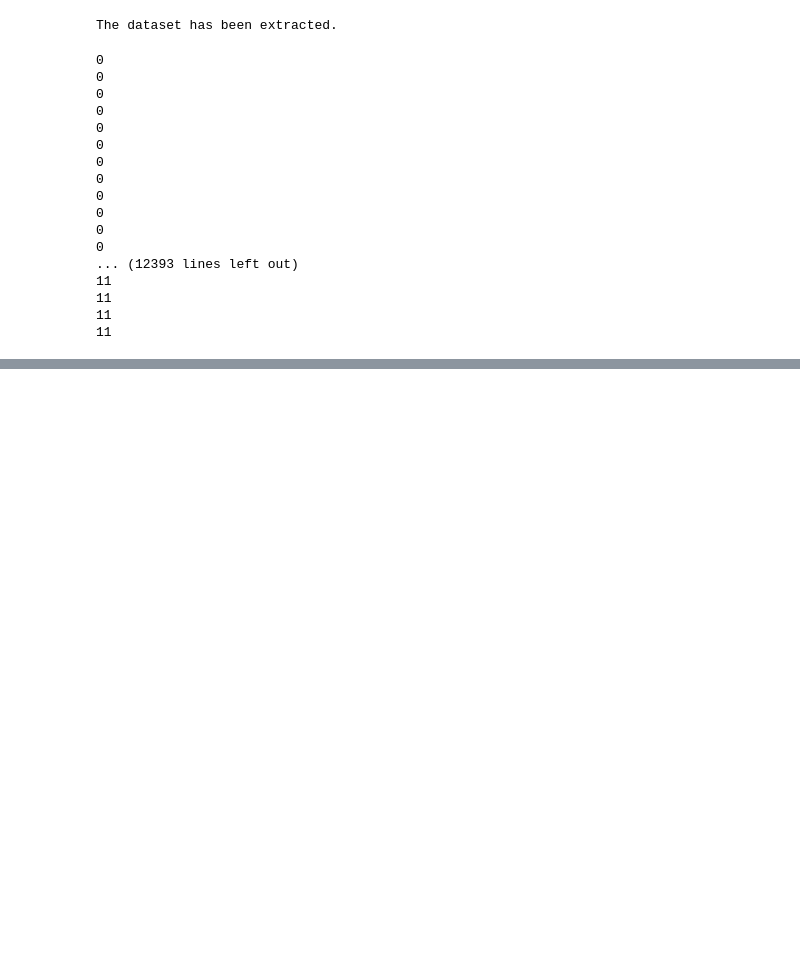
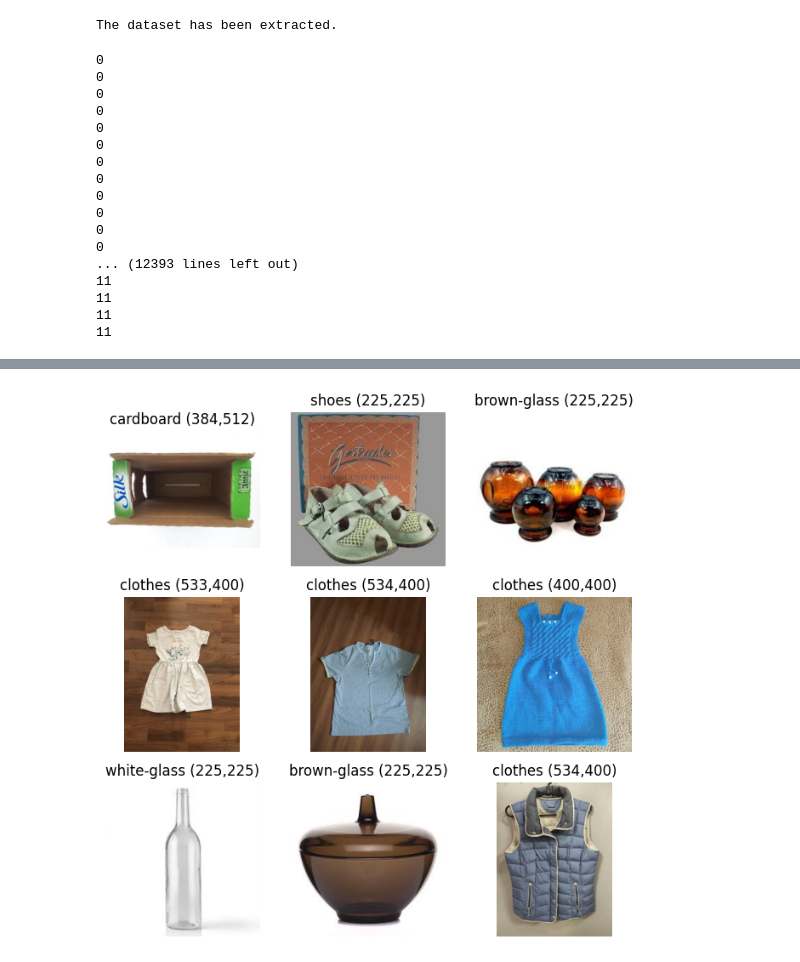
Before and after one commit to KMFtcy/CIE6004_assignment1, a Jupyter notebook: main.ipynb, the cells around one changed output, grey strips where cells are left out. Drawn from its saved outputs; the diff is of its cells as text; code cells hidden in the pictures; blank space fills up the shorter version.

Commit message:
now show samples and distributions of dataset

```diff
--- a/main.ipynb
+++ b/main.ipynb
@@ -197,0 +175,86 @@ The size of val data:  2486
+# %%
+# Analyze dataset
+print("The dataset is read. Analyzing the dataset...")
+# read dataset
+w_min = 100000
+w_max = -1
+h_min = 100000
+h_max = -1
+for path in train_file_paths:
+    im = skimageio.imread(path)
+    if h_min > im.shape[0]:
+        h_min = im.shape[0]
+    if w_min > im.shape[1]:
+        w_min = im.shape[1]
+    if h_max < im.shape[0]:
+        h_max = im.shape[0]
+    if w_max < im.shape[1]:
+        w_max = im.shape[1]
+
+print("The minimal of width: " , w_min)
+print("The minimal of height: " , h_min)
+print("The maximal of width: " , w_max)
+print("The maximal of width: " , h_max)
+
+# Pick up some samples from dataset
+print("Here are some samples from the dataset: ")
+figure = plt.figure(figsize=(8, 8))
+cols, rows = 3, 3
+for i in range(1, cols * rows + 1):
+    sample_idx = torch.randint(len(train_file_paths), size=(1, )).item()
+    img_path = train_file_paths[sample_idx]
+    img_path = img_path.rstrip()
+    label = img_path.split("/")[1]
+    figure.add_subplot(rows, cols, i)
+    img = Image.open(img_path).convert(
+        "RGB"
+    )  # 利用Image.open对图片进行读取，img类型为 Image ，mode=‘RGB’
+    img_array = np.array(img)
+    label = label + " (" + str(img_array.shape[0]) + ","+str(img_array.shape[1]) + ")"
+    plt.title(label)
+    plt.axis("off")
+    plt.imshow(img)
+plt.show()
+
+# Show the distribution of labels
+data = {
+    "battery": 0,
+    "biological": 0,
+    "brown-glass": 0,
+    "cardboard": 0,
+    "clothes": 0,
+    "green-glass": 0,
+    "metal": 0,
+    "paper": 0,
+    "plastic": 0,
+    "shoes": 0,
+    "trash": 0,
+    "white-glass": 0,
+}
+for path in train_file_paths:
+    label = path.split("/")[1]
+    data[label] = data[label] + 1
+x = []
+y = []
+for item in data.items():
+    x.append(item[0])
+    y.append(item[1])
+plt.title("The distribution of labels")
+bar = plt.barh(x,y)
+plt.bar_label(bar, label_type='edge')
+ax=plt.gca()
+ax.spines['top'].set_visible(False)
+ax.spines['right'].set_visible(False)
+plt.show()
+print(data)
+
+# Show the distribution of the area of images, for better under stand the dataset
+# present_data = data.values()
+# plt.hist(present_data, bins=30, color='skyblue', alpha=0.8)
+# # 设置图表属性
+# plt.title('RUNOOB hist() Test')
+# plt.xlabel('Value')
+# plt.ylabel('Frequency')
+# # 显示图表
+# plt.show()
+# %% [output]
@@ -197,0 +267 @@ The size of val data:  2486
+[figure, added]
```
Also changed, not shown: parts of 6 cells of this notebook.
